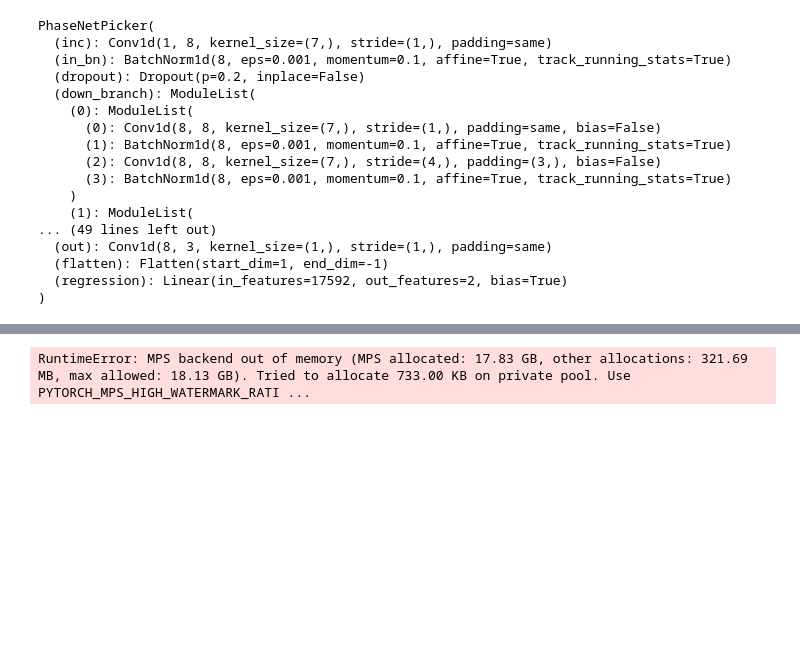
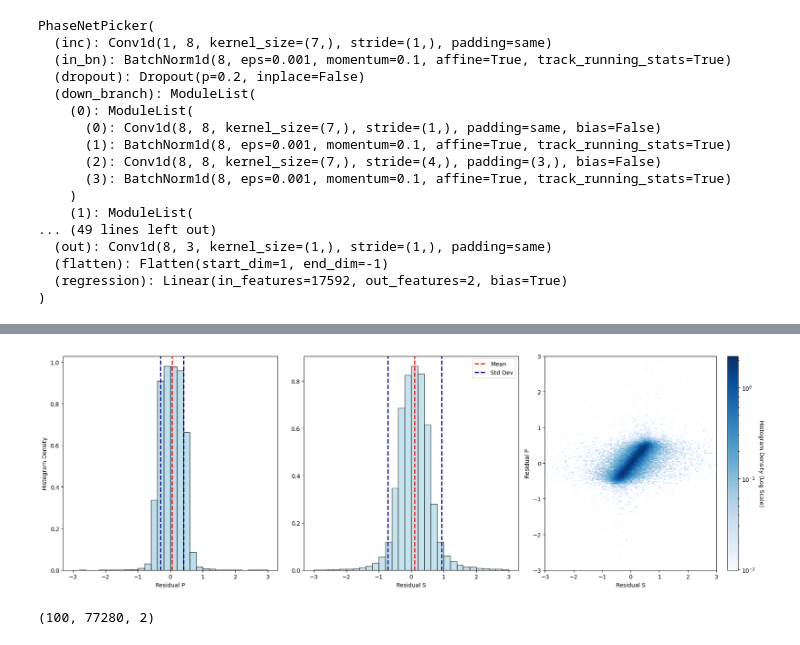
Before and after one commit to kerimoglutolga/earthquake-monitoring, a Jupyter notebook: Regression/UncertaintyQuantification.ipynb, the cells around one changed output, grey strips where cells are left out. Cells and saved outputs as stored; diff of their text form; code cells hidden in the pictures; blank space fills up the shorter version.

Commit message:
Update for MultiSwag

```diff
--- a/Regression/UncertaintyQuantification.ipynb
+++ b/Regression/UncertaintyQuantification.ipynb
@@ -132,14 +126,36 @@ bma_probabilities, per_model_sample_predictions = swag.predict_probabilities_swa
-# %%
-processed_samples = 0
-average_loss = 0
-for waves, labels in tqdm(valid_loader):
-    waves = waves.to(device)
-    loss = torch.nn.MSELoss()
-    output = model(waves).cpu()
-    batch_loss = loss(output, labels)
-    average_loss = (waves.size(0) * batch_loss + processed_samples * average_loss)/(processed_samples + waves.size(0))
-    processed_samples += waves.size(0)
-
-# plotPredictions(min = 0, max = 5000, predictions=torch.stack(per_model_sample_predictions).reshape(32, 2, -1).cpu().detach().numpy(), waves=waves.cpu().detach().numpy(), labels=labels.cpu().detach().numpy())
-# %% [output]
-RuntimeError: MPS backend out of memory (MPS allocated: 17.83 GB, other allocations: 321.69 MB, max allowed: 18.13 GB). Tried to allocate 733.00 KB on private pool. Use PYTORCH_MPS_HIGH_WATERMARK_RATI ...
+# %%
+def plotResiduals(difference):
+    mean_p = np.mean(difference[:,0]/100)
+    std_dev_p = np.std(difference[:,0]/100)
+    mean_s = np.mean(difference[:,1]/100)
+    std_dev_s = np.std(difference[:,1]/100)
+
+    fig, axs = plt.subplots(1, 3, figsize=(18, 6))
+
+    # Blue color scheme for the first subplot
+    axs[0].hist(difference[:,0]/100, bins=30, density=True, range=(-3, 3), alpha=0.8, color='lightblue', edgecolor='black')
+    axs[0].axvline(mean_p, color='red', linestyle='dashed', linewidth=2)
+    axs[0].axvline(mean_p - std_dev_p, color='navy', linestyle='dashed', linewidth=2)
+    axs[0].axvline(mean_p + std_dev_p, color='navy', linestyle='dashed', linewidth=2)
+    axs[0].set_xlabel("Residual P")
+    axs[0].set_ylabel("Histogram Density")
+
+    # Blue color scheme for the second subplot
+    line_mean = axs[1].axvline(mean_s, color='red', linestyle='dashed', linewidth=2, label='Mean')
+    line_std_neg = axs[1].axvline(mean_s - std_dev_s, color='navy', linestyle='dashed', linewidth=2, label='Std Dev')
+    line_std_pos = axs[1].axvline(mean_s + std_dev_s, color='navy', linestyle='dashed', linewidth=2)
+    axs[1].hist(difference[:,1]/100, bins=30, density=True, range=(-3, 3), alpha=0.7, color='lightblue', edgecolor='black')
+    axs[1].set_xlabel("Residual S")
+    axs[1].legend()
+
+    # Adjusting the 2D histogram to a blue color scheme
+    h = axs[2].hist2d(difference[:,1]/100, difference[:,0]/100, bins=(1000, 1000), cmap='Blues', norm=colors.LogNorm(), density=True)
+    cb = fig.colorbar(h[3], ax=axs[2])
+    axs[2].set_xlim(-3, 3)
+    axs[2].set_ylim(-3, 3)
+    axs[2].set_xlabel("Residual S")
+    axs[2].set_ylabel("Residual P")
+    cb.set_label("Histogram Density (Log Scale)", rotation=270, labelpad=15)
+
+    plt.tight_layout()
+    plt.show()
@@ -145,0 +184,13 @@ RuntimeError: MPS backend out of memory (MPS allocated: 17.83 GB, other allocati
+# %%
+difference = np.load("/Users/noahliniger/Documents/GitHub/earthquake-monitoring/Regression/SwagPredictions/difference.npy")
+means = np.load("/Users/noahliniger/Documents/GitHub/earthquake-monitoring/Regression/SwagPredictions/means.npy")
+stds = np.load("/Users/noahliniger/Documents/GitHub/earthquake-monitoring/Regression/SwagPredictions/stds.npy")
+true_labels = np.load("/Users/noahliniger/Documents/GitHub/earthquake-monitoring/Regression/SwagPredictions/true_labels.npy")
+# %%
+plotResiduals(difference)
+# %% [output]
+[figure, added]
+# %%
+print(stacked.shape)
+# %% [output]
+(100, 77280, 2)
```
Also changed, not shown: parts of 36 cells of this notebook, 4 other files.
